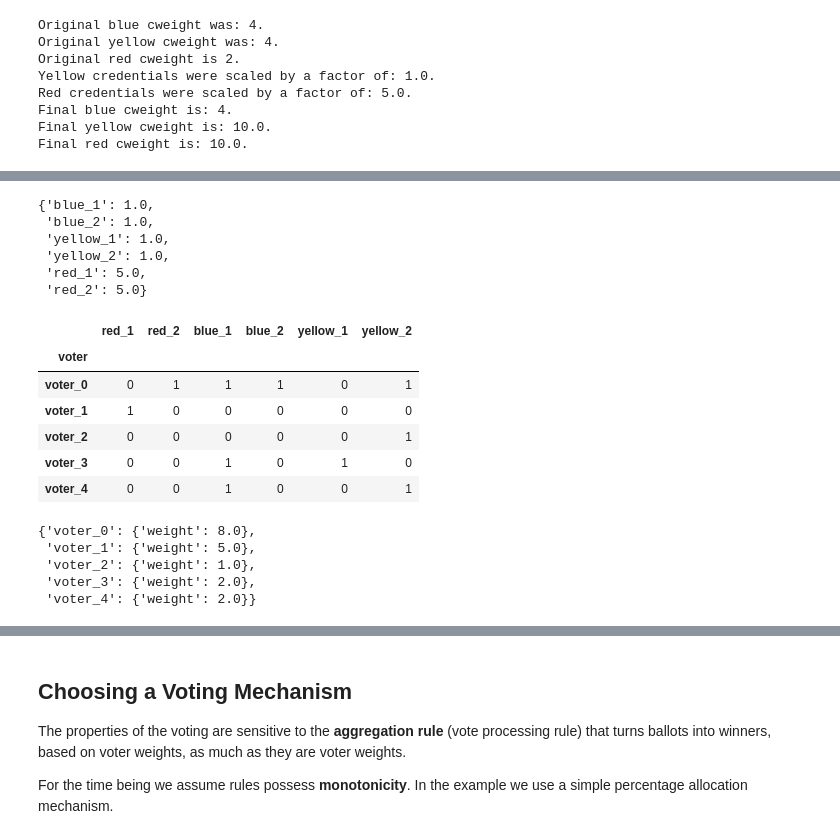
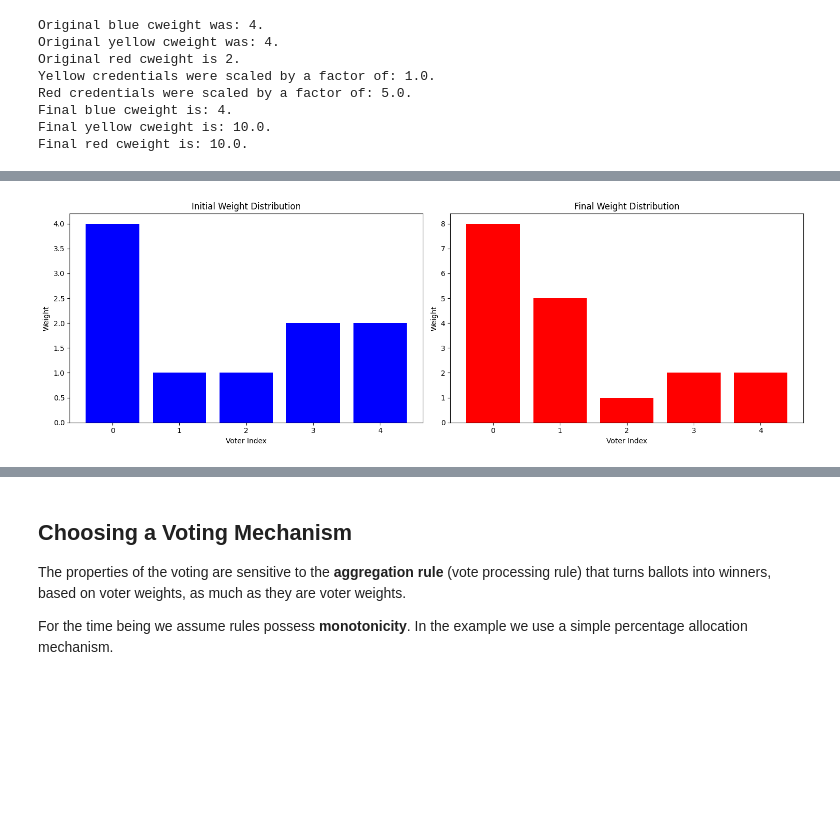
Before and after one commit to TE-Academy/Reputation-based_Weighted_Voting, a Jupyter notebook: notebooks/demonstration-octopus-mainly-code.ipynb, the cells around one changed output, grey strips where cells are left out. Saved outputs shown, nothing was run; the diff lists cells and outputs as text; code cells hidden in the pictures; blank space fills up the shorter version.

```diff
--- a/notebooks/demonstration-octopus-mainly-code.ipynb
+++ b/notebooks/demonstration-octopus-mainly-code.ipynb
@@ -268,8 +243,7 @@ def reweight_color_creds(initial_voter_data: pd.DataFrame,
     return final_weights_dict, final_voter_data
 # %%
 final_cred_weights_dict, final_voter_info_data = reweight_color_creds(initial_voter_data=voter_cred_df,
-                                         initial_weights_dict=initial_cred_weights,
-                                         verbose = True)
+                                         initial_weights_dict=initial_cred_weights)
 # %% [output]
 Original blue cweight was: 4.
 Original yellow cweight was: 4.
@@ -282,9 +256,11 @@ Final red cweight is: 10.0.
 # %%
 #TODO: Consider changing the calculation above to
 
-from mechanisms.simple_weighting_mechanism import SimpleCredentialWeightingMechanism
+color_credential_list = ["red_1","red_2","blue_1","blue_2","yellow_1","yellow_2"]
+initial_cred_weights = {key: weights.get(key).value for key in weights.keys()}
 
-color_credential_list = ["red_1","red_2","blue_1","blue_2","yellow_1","yellow_2"]
+initial_weighting_mechanism = SimpleCredentialWeightingMechanism(credentials = color_credential_list,
+                                                            credential_weights = initial_cred_weights)
 
-my_weighting_mechanism = SimpleCredentialWeightingMechanism(credentials = color_credential_list,
+final_weighting_mechanism = SimpleCredentialWeightingMechanism(credentials = color_credential_list,
                                                             credential_weights = final_cred_weights_dict)
@@ -319,27 +267,29 @@ final_voter_weights_dict.get("voter_0")
-# %%
-final_cred_weights_dict
-# %% [output]
-{'blue_1': 1.0,
- 'blue_2': 1.0,
- 'yellow_1': 1.0,
- 'yellow_2': 1.0,
- 'red_1': 5.0,
- 'red_2': 5.0}
-# %%
-voter_cred_df
-# %% [output]
-|  | red_1 | red_2 | blue_1 | blue_2 | yellow_1 | yellow_2 |
-| voter |  |  |  |  |  |  |
-| voter_0 | 0 | 1 | 1 | 1 | 0 | 1 |
-| voter_1 | 1 | 0 | 0 | 0 | 0 | 0 |
-| voter_2 | 0 | 0 | 0 | 0 | 0 | 1 |
-| voter_3 | 0 | 0 | 1 | 0 | 1 | 0 |
-| voter_4 | 0 | 0 | 1 | 0 | 0 | 1 |
-# %%
-final_voter_weights_dict
-# %% [output]
-{'voter_0': {'weight': 8.0},
- 'voter_1': {'weight': 5.0},
- 'voter_2': {'weight': 1.0},
- 'voter_3': {'weight': 2.0},
- 'voter_4': {'weight': 2.0}}
+# %%
+initial_voter_weights = initial_weighting_mechanism.calc_voter_weights(voters=voter_cred_dict)
+final_voter_weights = final_weighting_mechanism.calc_voter_weights(voters=voter_cred_dict)
+# %%
+initial_weight_distribution = [voter.get("weight") for _,voter in initial_voter_weights.items()]
+final_weight_distribution = [voter.get("weight") for _,voter in final_voter_weights.items()]
+# %%
+# Create a figure with two subplots
+fig, axs = plt.subplots(1, 2, figsize=(15, 5))
+
+# Plotting initial weight distribution
+axs[0].bar(range(len(initial_weight_distribution)), initial_weight_distribution, color='blue')
+axs[0].set_title('Initial Weight Distribution')
+axs[0].set_xlabel('Voter Number')
+axs[0].set_ylabel('Weight')
+
+# Plotting final weight distribution
+axs[1].bar(range(len(final_weight_distribution)), final_weight_distribution, color='red')
+axs[1].set_title('Final Weight Distribution')
+axs[1].set_xlabel('Voter Number')
+axs[1].set_ylabel('Weight')
+
+# Adjust layout to make room for titles
+plt.tight_layout()
+
+# Show the plots
+plt.show()
+# %% [output]
+[figure, added]
```
Also changed, not shown: parts of 26 cells of this notebook, 5 other files.
